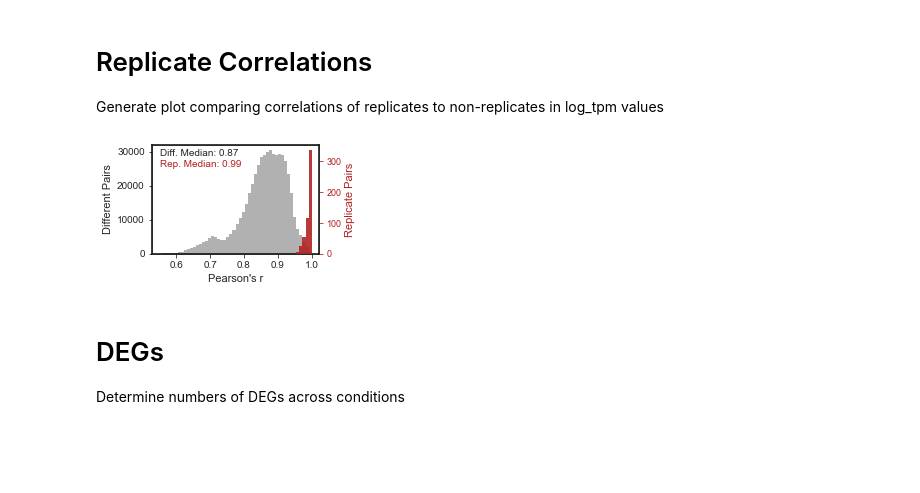
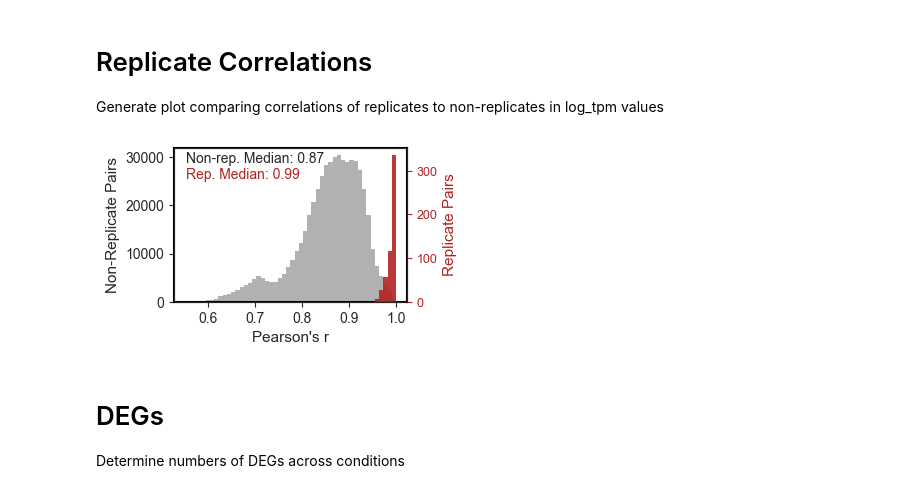
Before and after one commit to SBRG/precise1k, a Jupyter notebook: notebooks/precise1k/fig__investigate_expression.ipynb, the cells around one changed output. Drawn from its saved outputs; the diff is of its cells as text; code cells hidden in the pictures; blank space fills up the shorter version.

```diff
--- a/notebooks/precise1k/fig__investigate_expression.ipynb
+++ b/notebooks/precise1k/fig__investigate_expression.ipynb
@@ -69,31 +69,31 @@ with open(os.path.join(FIG_PATH, 'rand_corrs.txt'), 'r') as f:
 # %%
 sns.set_style('ticks')
 
 rand_color = 'darkgray'
 rep_color = 'firebrick'
 
 rep_median = np.median(rep_corrs)
 rand_median = np.median(rand_corrs)
 
 fig, ax = plt.subplots(figsize=(3,2))
 ax2 = ax.twinx()
 ax.hist(rand_corrs,bins=50,range=(0.55,1),alpha=0.9,color=rand_color,linewidth=0)
 ax2.hist(rep_corrs,bins=50,range=(0.55,1),alpha=0.9,color=rep_color,linewidth=0)
 ax.set_xlabel("Pearson's r",fontsize=11)
 #ax.set_xticks(np.arange(0.4, 1.1, 0.1))
-ax.set_ylabel('Different Pairs',fontsize=11)
+ax.set_ylabel('Non-Replicate Pairs',fontsize=11)
 ax.tick_params(axis='y', labelsize=10)
 ax2.set_ylabel('Replicate Pairs',fontsize=11, color=rep_color)
 ax2.tick_params(axis='y', colors=rep_color, labelsize=9)
-ax.text(0.05, 0.9, f'Diff. Median: {rand_median:.2f}', transform=ax.transAxes, fontsize=10)
+ax.text(0.05, 0.9, f'Non-rep. Median: {rand_median:.2f}', transform=ax.transAxes, fontsize=10)
 ax.text(0.05, 0.80, f'Rep. Median: {rep_median:.2f}', transform=ax.transAxes, color=rep_color, fontsize=10)
 for s in ax.spines.values():
     s.set_color('black')
     s.set_linewidth(1.5)
 plt.savefig(os.path.join(FIG_PATH, 'replicate_correlations.svg'), bbox_inches='tight', dpi=400)
 plt.savefig(os.path.join(FIG_PATH, 'replicate_correlations.png'), bbox_inches='tight', dpi=400)
 # %% [output]
-[figure, old version]
+[figure, new version]
 # %% [markdown]
 # DEGs
 
```
Also changed, not shown: parts of 30 cells of this notebook, 40 other files.
